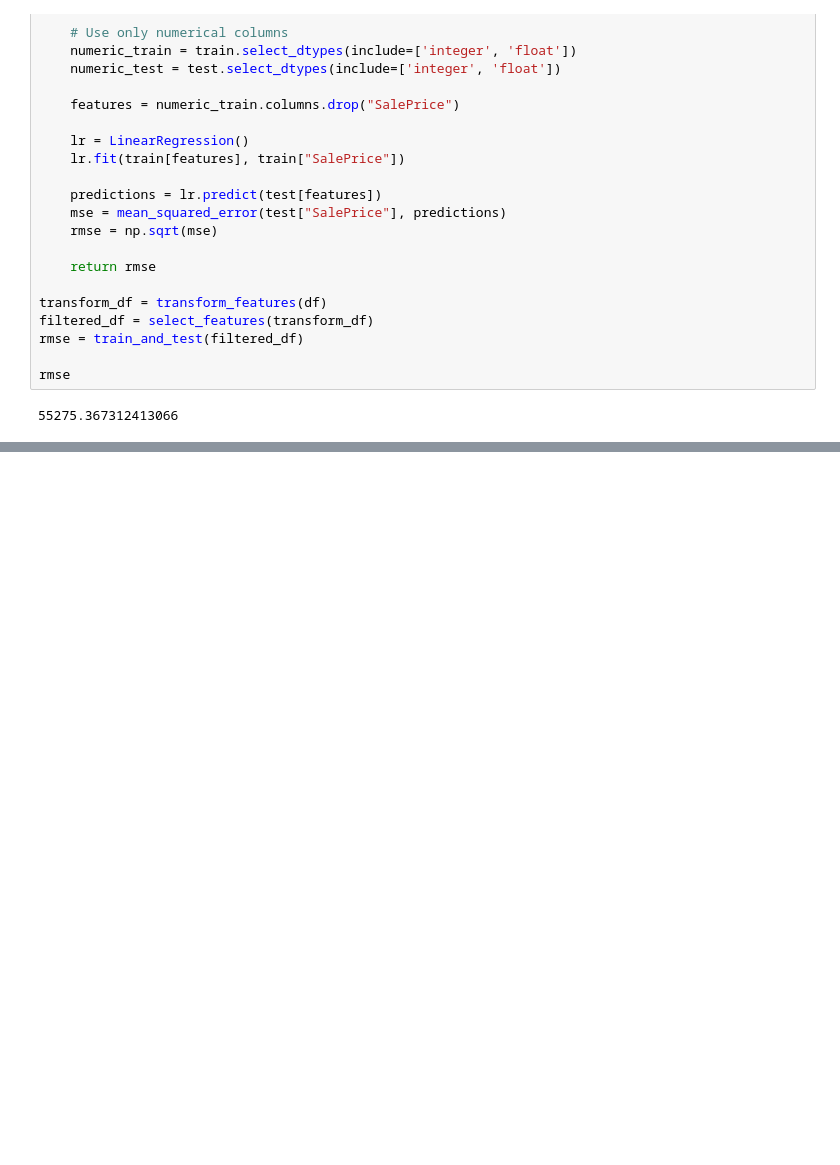
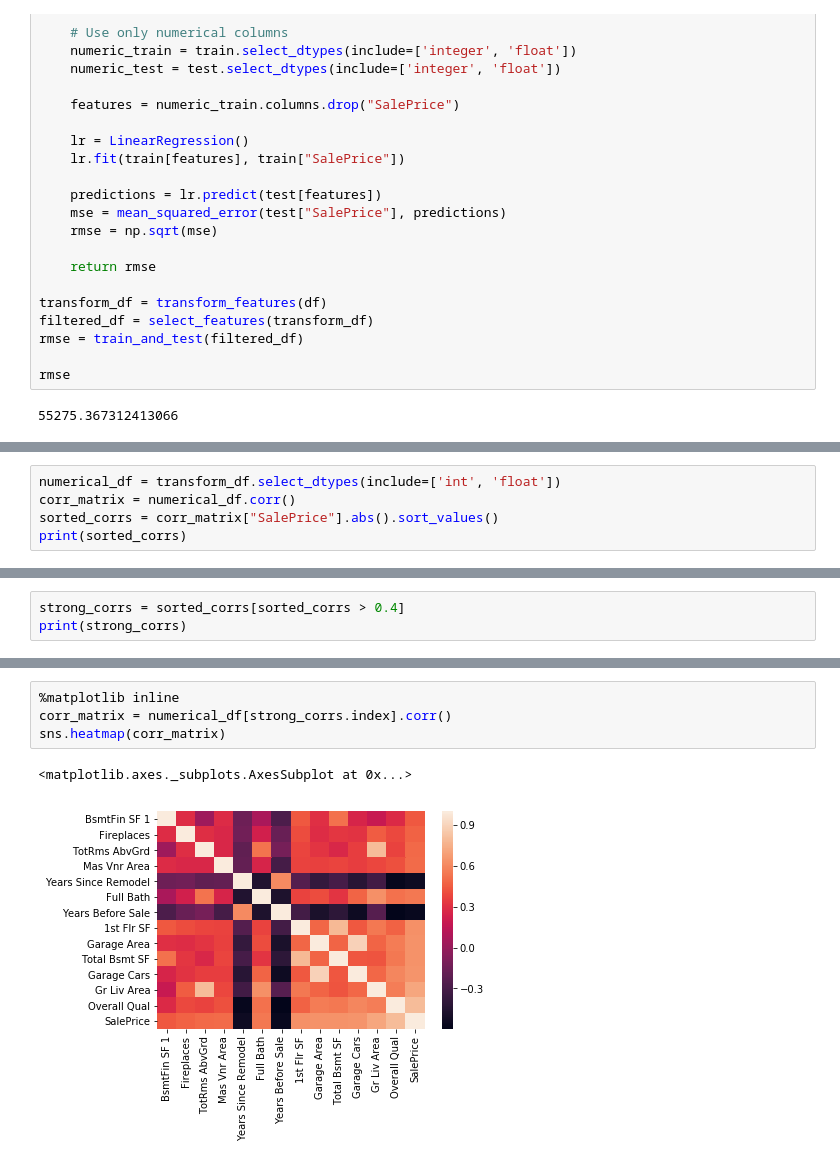
Before and after one commit to KiemNguyen/data-science, a Jupyter notebook: predicting-house-sale-prices/Predicting House Sale Prices.ipynb, the cells around one changed output, grey strips where cells are left out. Saved outputs shown, nothing was run; the diff lists cells and outputs as text; blank space fills up the shorter version.

```diff
--- a/predicting-house-sale-prices/Predicting House Sale Prices.ipynb
+++ b/predicting-house-sale-prices/Predicting House Sale Prices.ipynb
@@ -205,0 +209,5 @@ rmse
+# %%
+numerical_df = transform_df.select_dtypes(include=['int', 'float'])
+corr_matrix = numerical_df.corr()
+sorted_corrs = corr_matrix["SalePrice"].abs().sort_values()
+print(sorted_corrs)
@@ -205,0 +234,3 @@ rmse
+# %%
+strong_corrs = sorted_corrs[sorted_corrs > 0.4]
+print(strong_corrs)
@@ -205,0 +253,7 @@ rmse
+# %%
+%matplotlib inline
+corr_matrix = numerical_df[strong_corrs.index].corr()
+sns.heatmap(corr_matrix)
+# %% [output]
+<matplotlib.axes._subplots.AxesSubplot at 0x...>
+[figure, added]
```
Also changed, not shown: parts of 5 cells of this notebook.
